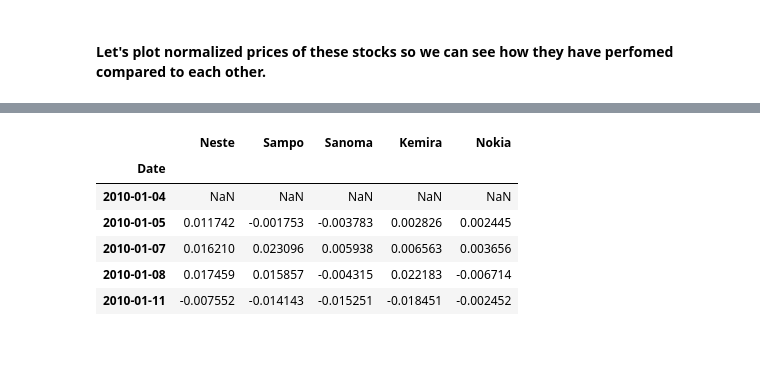
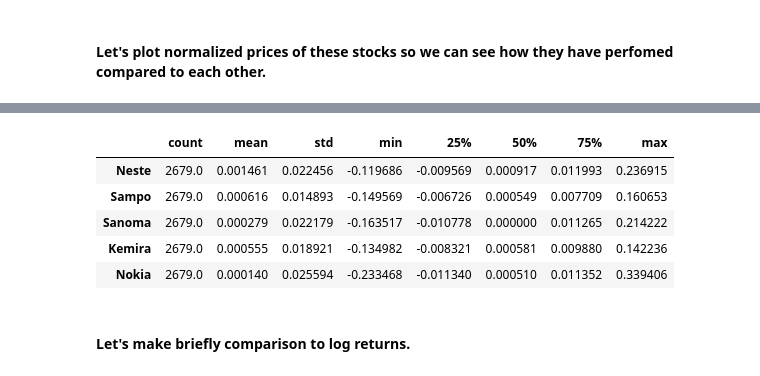
Before and after one commit to sarogov/basic-stock-analysis, a Jupyter notebook: Optimization_of_a_portfolio.ipynb, the cells around one changed output, grey strips where cells are left out. Cells and saved outputs as stored; diff of their text form; code cells hidden in the pictures; blank space fills up the shorter version.

```diff
--- a/Optimization_of_a_portfolio.ipynb
+++ b/Optimization_of_a_portfolio.ipynb
@@ -89,11 +86,13 @@ plt.tight_layout();
+# %%
+simple_daily_returns.describe().transpose()
+# %% [output]
+|  | count | mean | std | min | 25% | 50% | 75% | max |
+| Neste | 2679.0 | 0.001461 | 0.022456 | -0.119686 | -0.009569 | 0.000917 | 0.011993 | 0.236915 |
+| Sampo | 2679.0 | 0.000616 | 0.014893 | -0.149569 | -0.006726 | 0.000549 | 0.007709 | 0.160653 |
+| Sanoma | 2679.0 | 0.000279 | 0.022179 | -0.163517 | -0.010778 | 0.000000 | 0.011265 | 0.214222 |
+| Kemira | 2679.0 | 0.000555 | 0.018921 | -0.134982 | -0.008321 | 0.000581 | 0.009880 | 0.142236 |
+| Nokia | 2679.0 | 0.000140 | 0.025594 | -0.233468 | -0.011340 | 0.000510 | 0.011352 | 0.339406 |
+# %% [markdown]
+#### Let's make briefly comparison to log returns.
 # %%
 log_returns = np.log(stocks/stocks.shift(1))
-log_returns.head()
-# %% [output]
-|  | Neste | Sampo | Sanoma | Kemira | Nokia |
-| Date |  |  |  |  |  |
-| 2010-01-04 | NaN | NaN | NaN | NaN | NaN |
-| 2010-01-05 | 0.011742 | -0.001753 | -0.003783 | 0.002826 | 0.002445 |
-| 2010-01-07 | 0.016210 | 0.023096 | 0.005938 | 0.006563 | 0.003656 |
-| 2010-01-08 | 0.017459 | 0.015857 | -0.004315 | 0.022183 | -0.006714 |
-| 2010-01-11 | -0.007552 | -0.014143 | -0.015251 | -0.018451 | -0.002452 |
```
Also changed, not shown: parts of 23 cells of this notebook.
